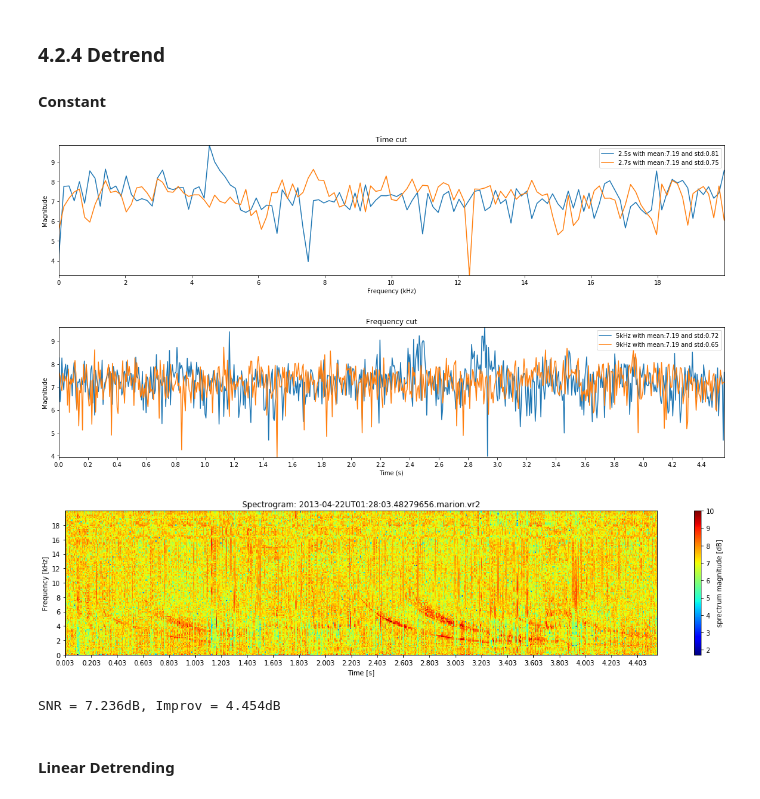
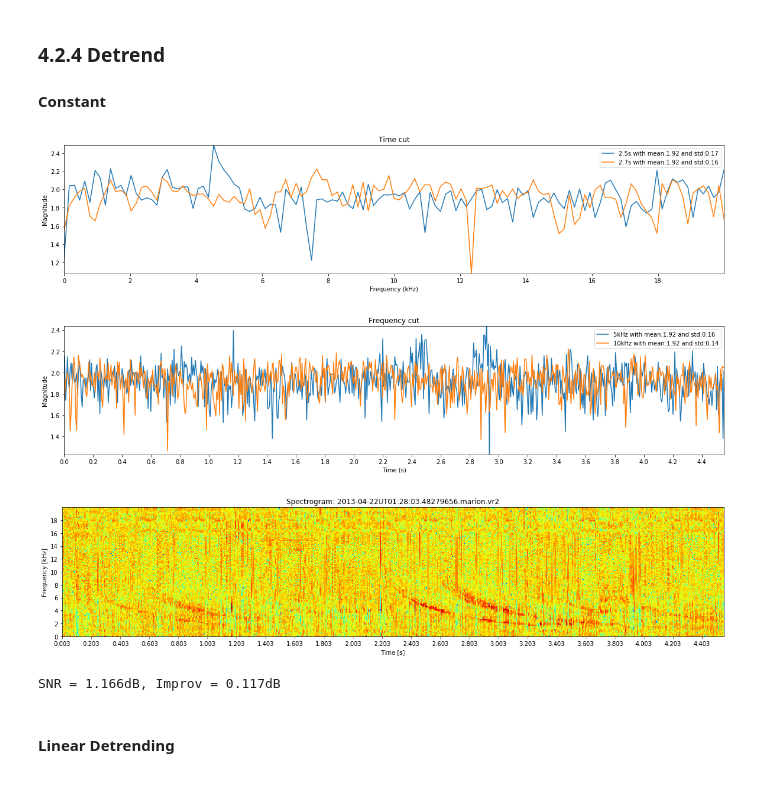
Before and after one commit to Kojey/MSc-whistler-waves-detector, a Jupyter notebook: ipy/report/chapter4_2.ipynb, the cells around one changed output. Drawn from its saved outputs; the diff is of its cells as text; code cells hidden in the pictures.

```diff
--- a/ipy/report/chapter4_2.ipynb
+++ b/ipy/report/chapter4_2.ipynb
@@ -38,7 +38,8 @@ print(sample.awda_whistlers(time_err=time_err))
 print(sample.cuts(cut_freq=freq_range[1]-freq_range[0], cut_freq_min=freq_range[0], time_err=time_err, noise=False))
 freq_size = 4
 size = (freq_size*sample.get_time_freq_ratio(dec=2), freq_size)
-sample.apply_min_max_scale(0,10)
+scale_mean,scale_std,scale = 1.448, 0.268, 4
+sample.apply_min_max_scale(scale_mean-scale*scale_std,scale_mean+scale*scale_std)
 sample.spectrogram_plot(figsize=size, xlabel='Time [s]', ylabel='Frequency [kHz]',zlabel='sprectrum magnitude [dB]',
                            xaxis=True, yaxis=True, ticks=[0.2,2],
                            title="Spectrogram: "+sample.get_file(), cmap='jet', cmap_show=True)
@@ -58,9 +59,10 @@ SNR = 5.314 dB
 ### 4.2.2 Preprocessing Visualisation
 # %%
 time = [2.5,2.7]
-freq = [5,9]
+freq = [5,10]
 sample.spectrogram_with_axis()
-sample.apply_min_max_scale(0,10)
+scale_mean,scale_std,scale = 1.448, 0.268, 4
+sample.apply_min_max_scale(scale_mean-scale*scale_std,scale_mean+scale*scale_std)
 _ = sample.spectrogram_time_cut_plot(time=time, figsize=size, title='Time cut', legend=[str(t)+'s' for t in time], stats=True, legend_loc='upper right')
 _ = sample.spectrogram_freq_cut_plot(freq=freq, figsize=size, title='Frequency cut', legend=[str(f)+'kHz' for f in freq], stats=True, legend_loc='upper right')
 sample.spectrogram_plot(figsize=size, xlabel='Time [s]', ylabel='Frequency [kHz]',zlabel='sprectrum magnitude [dB]',
@@ -76,14 +78,17 @@ SNR = 5.314 dB
 ### 4.2.3 Z Score Transform
 # %%
 sample.spectrogram_with_axis()
+scale_mean,scale_std,scale = 1.448, 0.268, 4
+sample.apply_min_max_scale(scale_mean-scale*scale_std,scale_mean+scale*scale_std)
 snr_default = sample.snr()
 sample.apply_zscore()
-sample.apply_min_max_scale(0,10)
+scale_mean,scale_std,scale = 1.448, 0.268, 4
+sample.apply_min_max_scale(scale_mean-scale*scale_std,scale_mean+scale*scale_std)
 _ = sample.spectrogram_time_cut_plot(time=time, figsize=size, title='Time cut', legend=[str(t)+'s' for t in time], stats=True, legend_loc='upper right')
 _ = sample.spectrogram_freq_cut_plot(freq=freq, figsize=size, title='Frequency cut', legend=[str(f)+'kHz' for f in freq], stats=True, legend_loc='upper right')
 sample.spectrogram_plot(figsize=size, xlabel='Time [s]', ylabel='Frequency [kHz]',zlabel='sprectrum magnitude [dB]',
                            xaxis=True, yaxis=True, ticks=[0.2,2],
-                           title="Spectrogram: "+sample.get_file(), cmap='jet', cmap_show=True)
+                           title="Spectrogram: "+sample.get_file(), cmap='jet', cmap_show=False)
 snr = sample.snr()
 print('SNR = %.3fdB, Improv = %.3fdB'%(snr,snr-snr_default))
 # %% [output]
@@ -96,21 +101,24 @@ SNR = 8.420dB, Improv = 5.638dB
 #### Constant
 # %%
 sample.spectrogram_with_axis()
+scale_mean,scale_std,scale = 1.448, 0.268, 4
+sample.apply_min_max_scale(scale_mean-scale*scale_std,scale_mean+scale*scale_std)
 snr_default = sample.snr()
 sample.apply_detrend(type='constant')
-sample.apply_min_max_scale(0,10)
+scale_mean,scale_std,scale = 1.448, 0.268, 4
+sample.apply_min_max_scale(scale_mean-scale*scale_std,scale_mean+scale*scale_std)
 _ = sample.spectrogram_time_cut_plot(time=time, figsize=size, title='Time cut', legend=[str(t)+'s' for t in time], stats=True, legend_loc='upper right')
 _ = sample.spectrogram_freq_cut_plot(freq=freq, figsize=size, title='Frequency cut', legend=[str(f)+'kHz' for f in freq], stats=True, legend_loc='upper right')
 sample.spectrogram_plot(figsize=size, xlabel='Time [s]', ylabel='Frequency [kHz]',zlabel='sprectrum magnitude [dB]',
                            xaxis=True, yaxis=True, ticks=[0.2,2],
-                           title="Spectrogram: "+sample.get_file(), cmap='jet', cmap_show=True)
+                           title="Spectrogram: "+sample.get_file(), cmap='jet', cmap_show=False)
 snr = sample.snr()
 print('SNR = %.3fdB, Improv = %.3fdB'%(snr,snr-snr_default))
 # %% [output]
-[figure, old version]
+[figure, new version]
-[figure, old version]
+[figure, new version]
-[figure, old version]
+[figure, new version]
-SNR = 7.236dB, Improv = 4.454dB
+SNR = 1.166dB, Improv = 0.117dB
 # %% [markdown]
 #### Linear Detrending
 # %%
```
Also changed, not shown: parts of 9 cells of this notebook, 1 other file.
